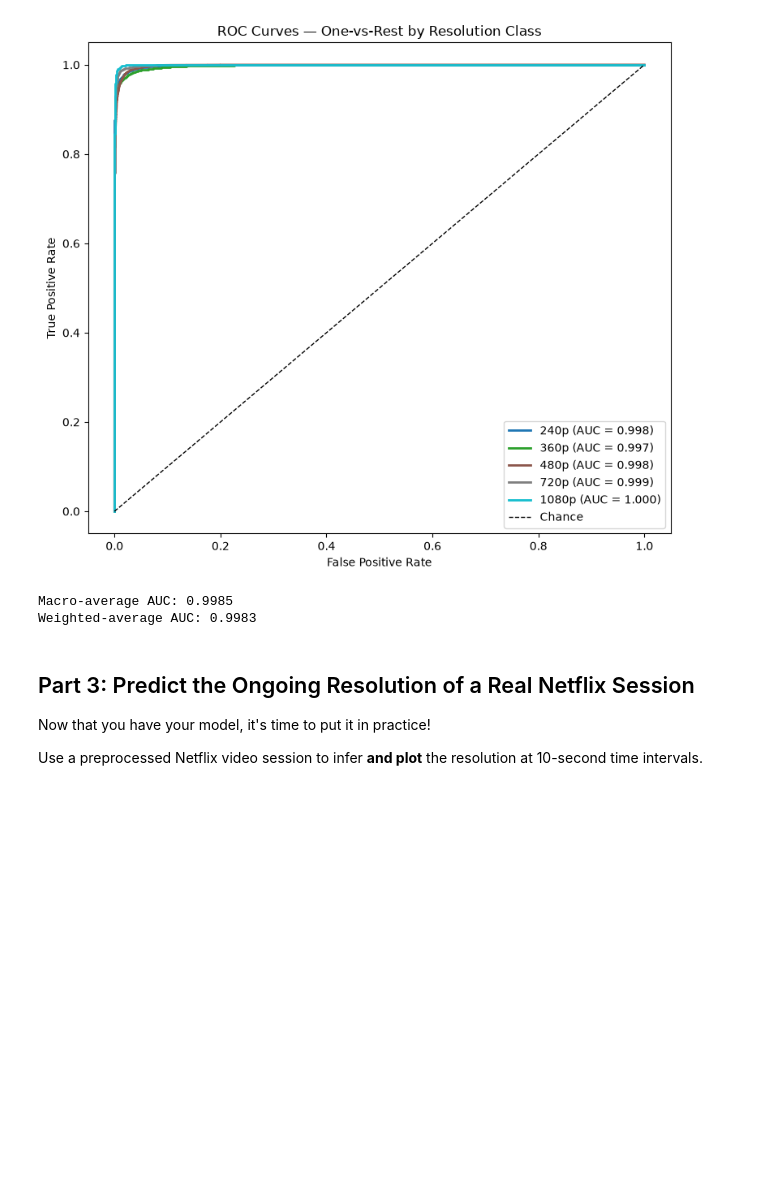
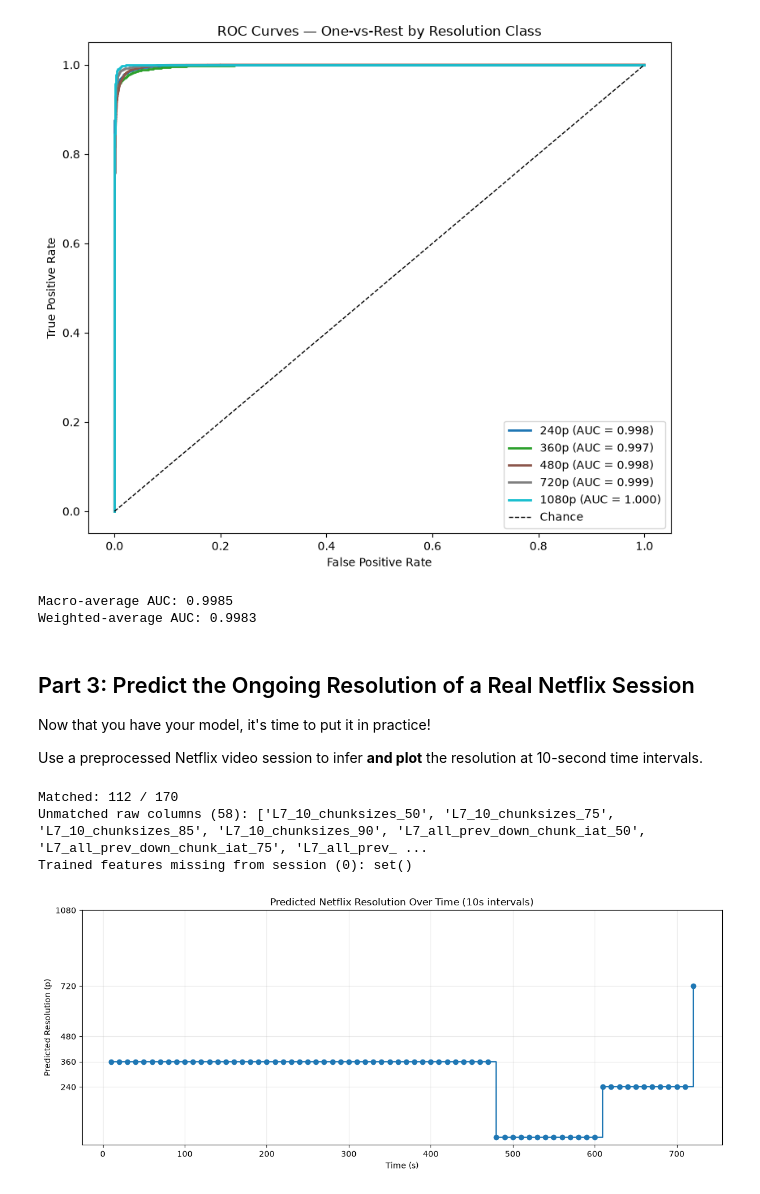
Before and after one commit to md-45/ml-systems-copy, a Jupyter notebook: docs/assignments/1-Video-Quality-Inference.ipynb, the cells around one changed output. Saved outputs shown, nothing was run; the diff lists cells and outputs as text; code cells hidden in the pictures; blank space fills up the shorter version.

```diff
--- a/docs/assignments/1-Video-Quality-Inference.ipynb
+++ b/docs/assignments/1-Video-Quality-Inference.ipynb
@@ -587,19 +584,59 @@ Weighted-average AUC: 0.9983
 Now that you have your model, it's time to put it in practice!
 
 Use a preprocessed Netflix video session to infer **and plot** the resolution at 10-second time intervals.
-# %%
-features = ready_vid_set.loc[:, ready_vid_set.columns != "resolution"]
-labels = ready_vid_set["resolution"]
-
-le = LabelEncoder()
-y_encoded = le.fit_transform(labels)
-
-# LightGBM wants categorical columns as pandas 'category' dtype
-features = features.copy()
-features["service"] = features["service"].astype("category")
-
-X = features
-y = labels
-
-X_train, X_test, y_train, y_test = train_test_split(
-    features, y_encoded, test_size=0.20, random_state=42, stratify=y_encoded)
+# %%
+#Used Claude Sonnet 5
+target_cols = list(best_model.feature_name_)
+
+prefixes = ['L7_', 'L3_', 'L4_', '']
+rename_map = {}
+unmatched_raw = []
+
+for col in valid_res_vids.columns:
+    matched = False
+    for p in prefixes:
+        candidate = p + col
+        if candidate in target_cols:
+            rename_map[col] = candidate
+            matched = True
+            break
+    if not matched:
+        unmatched_raw.append(col)
+
+session_renamed = valid_res_vids.rename(columns=rename_map)
+
+print(f"Matched: {len(rename_map)} / {len(valid_res_vids.columns)}")
+print(f"Unmatched raw columns ({len(unmatched_raw)}):", unmatched_raw)
+
+missing = set(target_cols) - set(rename_map.values())
+print(f"Trained features missing from session ({len(missing)}):", missing)
+
+session_features = session_renamed[target_cols].copy()
+session_features["service"] = session_features["service"].astype("category")
+
+y_session_pred_encoded = best_model.predict(session_features)
+y_session_pred = le.inverse_transform(y_session_pred_encoded)
+# %% [output]
+Matched: 112 / 170
+Unmatched raw columns (58): ['L7_10_chunksizes_50', 'L7_10_chunksizes_75', 'L7_10_chunksizes_85', 'L7_10_chunksizes_90', 'L7_all_prev_down_chunk_iat_50', 'L7_all_prev_down_chunk_iat_75', 'L7_all_prev_ ...
+Trained features missing from session (0): set()
+# %%
+#Used Claude Sonnet 5
+session_renamed["pred_resolution"] = y_session_pred
+session_renamed["time_bin"] = (session_renamed["relative_timestamp"] // 10) * 10
+
+binned = session_renamed.groupby("time_bin")["pred_resolution"].agg(
+    lambda x: x.value_counts().idxmax()
+)
+
+plt.figure(figsize=(12, 5))
+plt.step(binned.index, binned.values, where='post', marker='o')
+plt.xlabel("Time (s)")
+plt.ylabel("Predicted Resolution (p)")
+plt.title("Predicted Netflix Resolution Over Time (10s intervals)")
+plt.yticks([240, 360, 480, 720, 1080])
+plt.grid(True, alpha=0.3)
+plt.tight_layout()
+plt.show()
+# %% [output]
+[figure, added]
```
Also changed, not shown: parts of 3 cells of this notebook.
